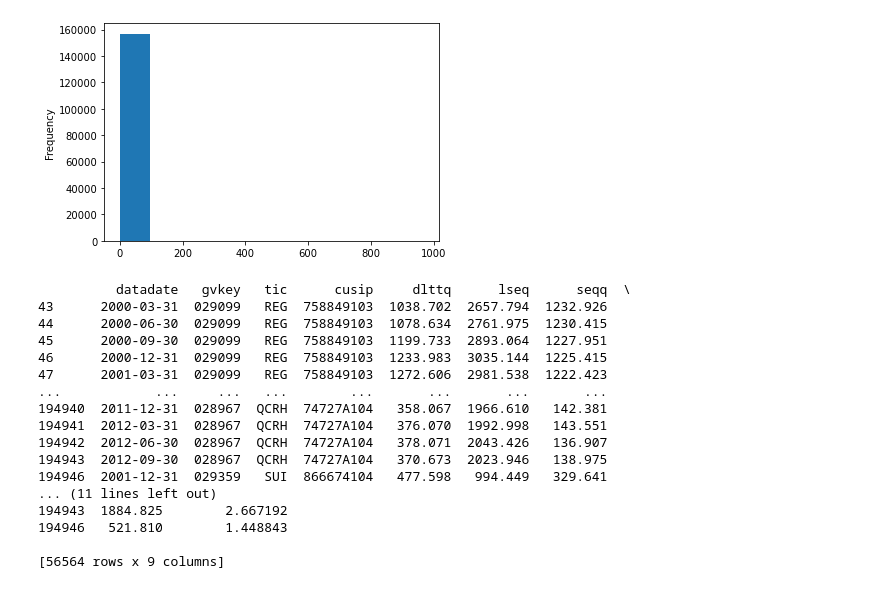
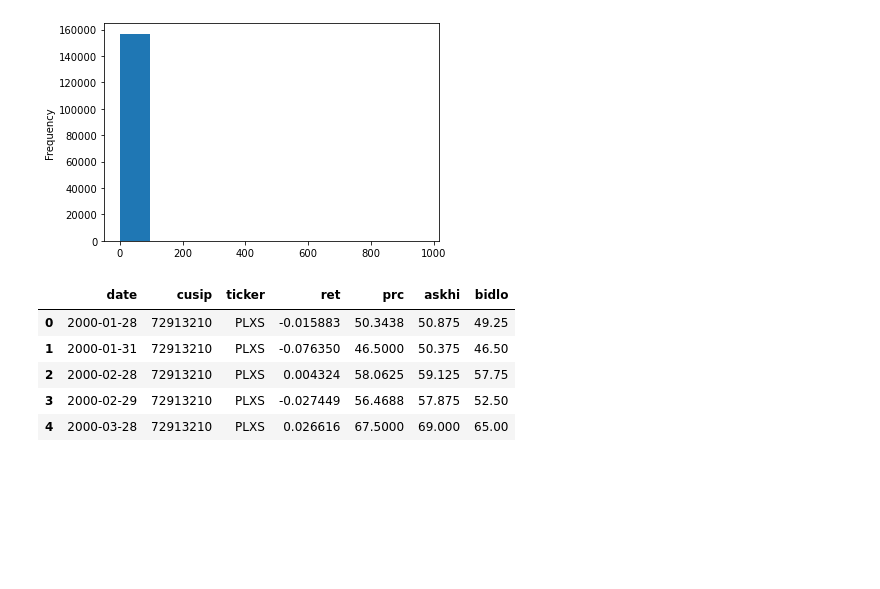
Before and after one commit to ili23/cds-sp24-millennium, a Jupyter notebook: notebooks/debt_to_equity.ipynb, the cells around one changed output. Saved outputs shown, nothing was run; the diff lists cells and outputs as text; code cells hidden in the pictures; blank space fills up the shorter version.

```diff
--- a/notebooks/debt_to_equity.ipynb
+++ b/notebooks/debt_to_equity.ipynb
@@ -62,27 +63,13 @@ filtered_df.tail()
 | 194945 | 2013-03-31 | 028967 | QCRH | 74727A104 | 379.677 | 2143.991 | 142.198 | 2001.793 | 2.670059 |
 | 194946 | 2001-12-31 | 029359 | SUI | 866674104 | 477.598 | 994.449 | 329.641 | 521.810 | 1.448843 |
 [figure]
-# %%
-# Round the values to the first 2 decimal points before comparison
-unequal_rows = filtered_df[((filtered_df['lseq'] - filtered_df['ltq']).round(2)) != filtered_df['seqq'].round(2)]
-
-# Display the rows where the condition is not met
-print(unequal_rows)
-# %% [output]
-          datadate   gvkey   tic      cusip     dlttq      lseq      seqq  \
-43      2000-03-31  029099   REG  758849103  1038.702  2657.794  1232.926
-44      2000-06-30  029099   REG  758849103  1078.634  2761.975  1230.415
-45      2000-09-30  029099   REG  758849103  1199.733  2893.064  1227.951
-46      2000-12-31  029099   REG  758849103  1233.983  3035.144  1225.415
-47      2001-03-31  029099   REG  758849103  1272.606  2981.538  1222.423
-...            ...     ...   ...        ...       ...       ...       ...
-194940  2011-12-31  028967  QCRH  74727A104   358.067  1966.610   142.381
-194941  2012-03-31  028967  QCRH  74727A104   376.070  1992.998   143.551
-194942  2012-06-30  028967  QCRH  74727A104   378.071  2043.426   136.907
-194943  2012-09-30  028967  QCRH  74727A104   370.673  2023.946   138.975
-194946  2001-12-31  029359   SUI  866674104   477.598   994.449   329.641
-... (11 lines left out)
-194943  1884.825        2.667192
-194946   521.810        1.448843
-
-[56564 rows x 9 columns]
+# %%
+returns_df = pd.read_sql_query('SELECT date,cusip,ticker,ret,prc,askhi,bidlo FROM returns', get_data.engine)
+returns_df.head()
+# %% [output]
+|  | date | cusip | ticker | ret | prc | askhi | bidlo |
+| 0 | 2000-01-28 | 72913210 | PLXS | -0.015883 | 50.3438 | 50.875 | 49.25 |
+| 1 | 2000-01-31 | 72913210 | PLXS | -0.076350 | 46.5000 | 50.375 | 46.50 |
+| 2 | 2000-02-28 | 72913210 | PLXS | 0.004324 | 58.0625 | 59.125 | 57.75 |
+| 3 | 2000-02-29 | 72913210 | PLXS | -0.027449 | 56.4688 | 57.875 | 52.50 |
+| 4 | 2000-03-28 | 72913210 | PLXS | 0.026616 | 67.5000 | 69.000 | 65.00 |
```
Also changed, not shown: parts of 10 cells of this notebook.
